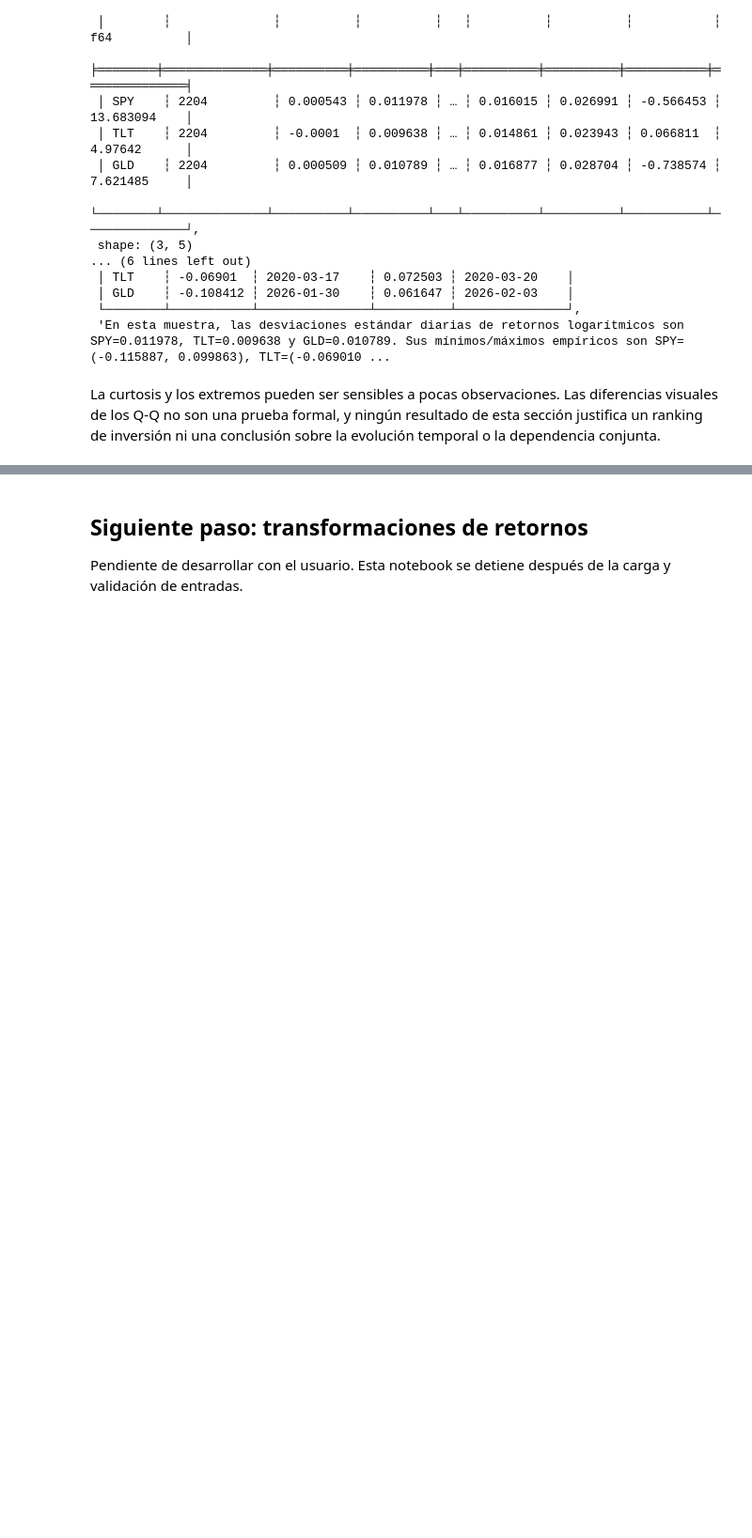
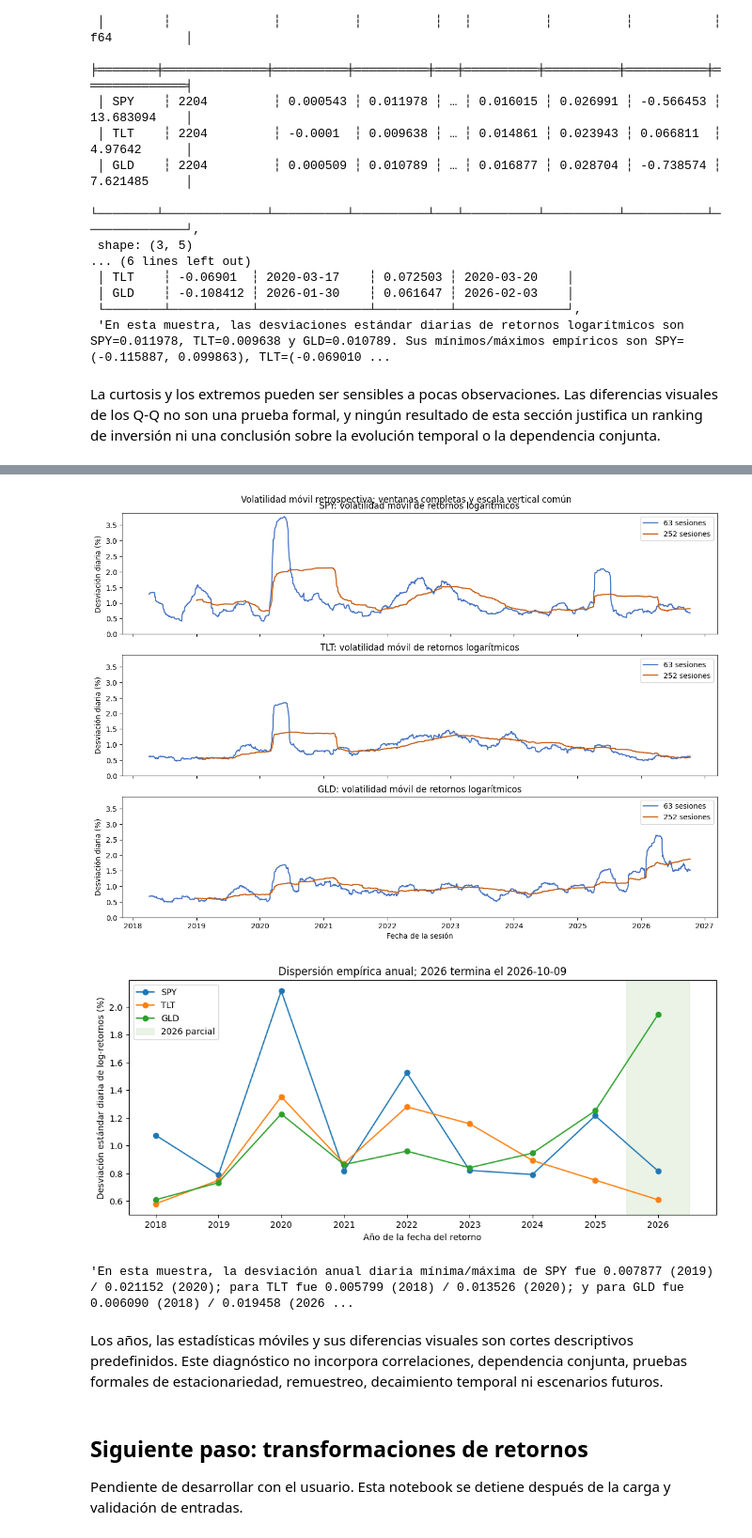
Before and after one commit to ADRIANVM117/data-science-portfolio, a Jupyter notebook: scenario-portfolio-lab/notebooks/02_returns_and_empirical_distribution.ipynb, the cells around one changed output, grey strips where cells are left out. Shown at 94% size. Drawn from its saved outputs; the diff is of its cells as text; code cells hidden in the pictures; blank space fills up the shorter version.

```diff
--- a/scenario-portfolio-lab/notebooks/02_returns_and_empirical_distribution.ipynb
+++ b/scenario-portfolio-lab/notebooks/02_returns_and_empirical_distribution.ipynb
@@ -529,3 +715,53 @@ La curtosis y los extremos pueden ser sensibles a pocas observaciones. Las difer
+# %%
+example_indices = [return_symbols.index(symbol) for symbol in EXPOSURE_EXAMPLES]
+common_volatility_upper = max(float(rolling_volatility[window][window - 1:, example_indices].max()) for window in rolling_windows) * 100.0
+fig, axes = plt.subplots(3, 1, figsize=(12, 8.5), sharex=True, sharey=True, constrained_layout=True)
+for axis, symbol, column_index in zip(axes, EXPOSURE_EXAMPLES, example_indices):
+    axis.plot(temporal_dates, rolling_volatility[63][:, column_index] * 100.0, label='63 sesiones', color='#4472C4')
+    axis.plot(temporal_dates, rolling_volatility[252][:, column_index] * 100.0, label='252 sesiones', color='#C55A11')
+    axis.set_title(f'{symbol}: volatilidad móvil de retornos logarítmicos')
+    axis.set_ylabel('Desviación diaria (%)')
+    axis.set_ylim(0.0, common_volatility_upper * 1.03)
+    axis.legend(loc='upper right')
+axes[-1].set_xlabel('Fecha de la sesión')
+fig.suptitle('Volatilidad móvil retrospectiva; ventanas completas y escala vertical común', y=1.01)
+plt.show()
+
+fig, axis = plt.subplots(figsize=(10, 4.5), constrained_layout=True)
+for symbol in EXPOSURE_EXAMPLES:
+    annual_view = example_annual_statistics.filter(pl.col('symbol') == symbol).sort('year')
+    axis.plot(annual_view['year'].to_list(), (annual_view['std'] * 100.0).to_list(), marker='o', label=symbol)
+axis.axvspan(2025.5, 2026.5, color='#D9EAD3', alpha=0.55, label='2026 parcial')
+axis.set_xticks(calendar_years)
+axis.set_xlabel('Año de la fecha del retorno')
+axis.set_ylabel('Desviación estándar diaria de log-retornos (%)')
+axis.set_title('Dispersión empírica anual; 2026 termina el 2026-10-09')
+axis.legend(loc='best')
+plt.show()
+
+def annual_std_range(symbol):
+    values = example_annual_statistics.filter(pl.col('symbol') == symbol).sort('year')
+    minimum_row = values.sort('std').row(0, named=True)
+    maximum_row = values.sort('std', descending=True).row(0, named=True)
+    return minimum_row, maximum_row
+
+annual_ranges = {symbol: annual_std_range(symbol) for symbol in EXPOSURE_EXAMPLES}
+latest_rolling = {symbol: {window: float(rolling_volatility[window][-1, return_symbols.index(symbol)]) for window in rolling_windows} for symbol in EXPOSURE_EXAMPLES}
+temporal_interpretation = (
+    f"En esta muestra, la desviación anual diaria mínima/máxima de SPY fue {annual_ranges['SPY'][0]['std']:.6f} ({annual_ranges['SPY'][0]['year']}) / {annual_ranges['SPY'][1]['std']:.6f} ({annual_ranges['SPY'][1]['year']}); "
+    f"para TLT fue {annual_ranges['TLT'][0]['std']:.6f} ({annual_ranges['TLT'][0]['year']}) / {annual_ranges['TLT'][1]['std']:.6f} ({annual_ranges['TLT'][1]['year']}); "
+    f"y para GLD fue {annual_ranges['GLD'][0]['std']:.6f} ({annual_ranges['GLD'][0]['year']}) / {annual_ranges['GLD'][1]['std']:.6f} ({annual_ranges['GLD'][1]['year']}). "
+    f"Al cierre, las volatilidades móviles de 63/252 sesiones son SPY={latest_rolling['SPY'][63]:.6f}/{latest_rolling['SPY'][252]:.6f}, "
+    f"TLT={latest_rolling['TLT'][63]:.6f}/{latest_rolling['TLT'][252]:.6f} y GLD={latest_rolling['GLD'][63]:.6f}/{latest_rolling['GLD'][252]:.6f}. "
+    'La distribución de toda la ventana puede mezclar periodos con dispersión distinta; parte de las diferencias también puede reflejar variabilidad muestral. Estas gráficas no establecen estacionariedad, no estacionariedad ni causas, y no recomiendan todavía ventanas, ponderaciones o modelos.'
+)
+temporal_interpretation
+# %% [output]
+[figure, added]
+[figure, added]
+'En esta muestra, la desviación anual diaria mínima/máxima de SPY fue 0.007877 (2019) / 0.021152 (2020); para TLT fue 0.005799 (2018) / 0.013526 (2020); y para GLD fue 0.006090 (2018) / 0.019458 (2026 ...
+# %% [markdown]
+Los años, las estadísticas móviles y sus diferencias visuales son cortes descriptivos predefinidos. Este diagnóstico no incorpora correlaciones, dependencia conjunta, pruebas formales de estacionariedad, remuestreo, decaimiento temporal ni escenarios futuros.
 # %% [markdown]
 ## Siguiente paso: transformaciones de retornos
 
```
Also changed, not shown: parts of 3 cells of this notebook.
